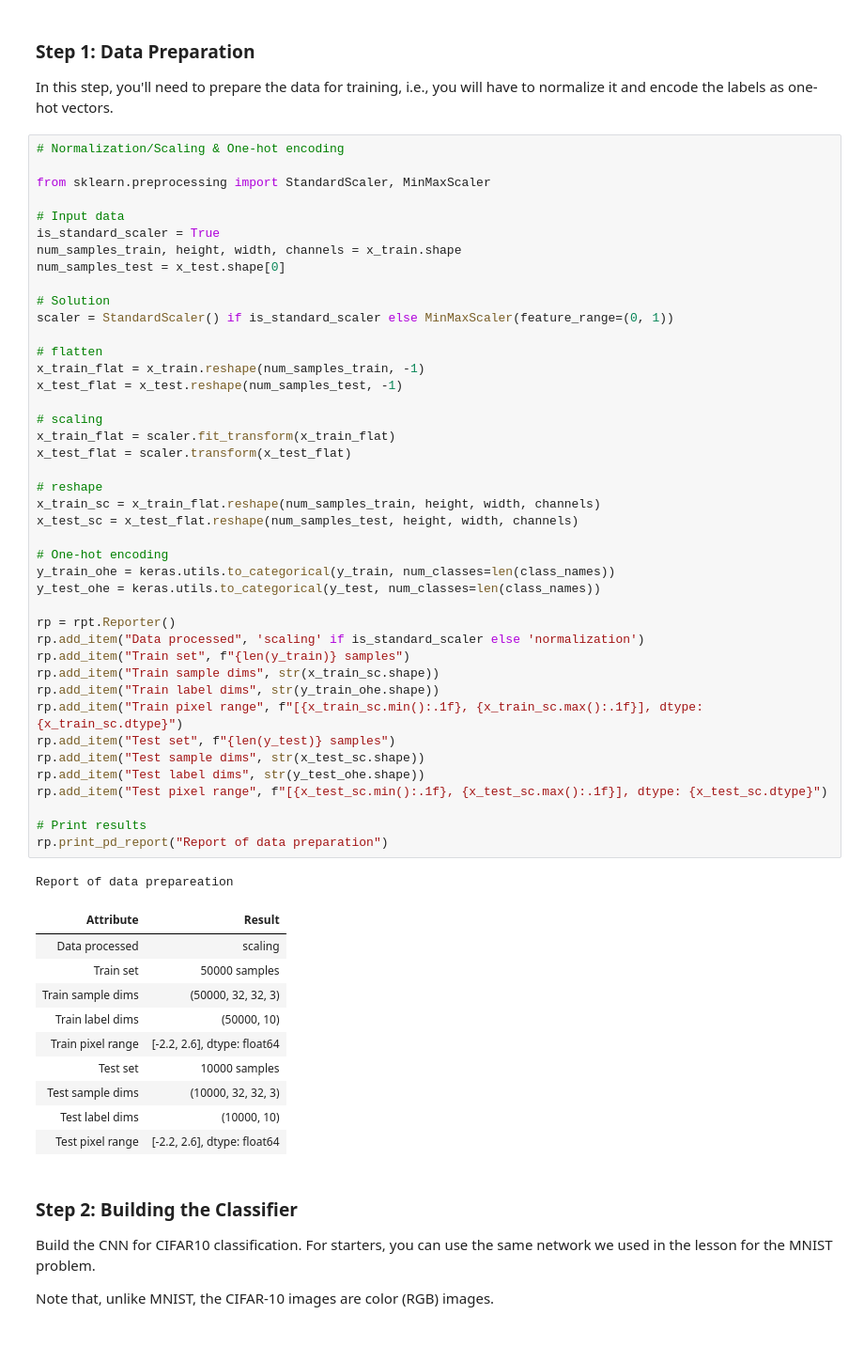
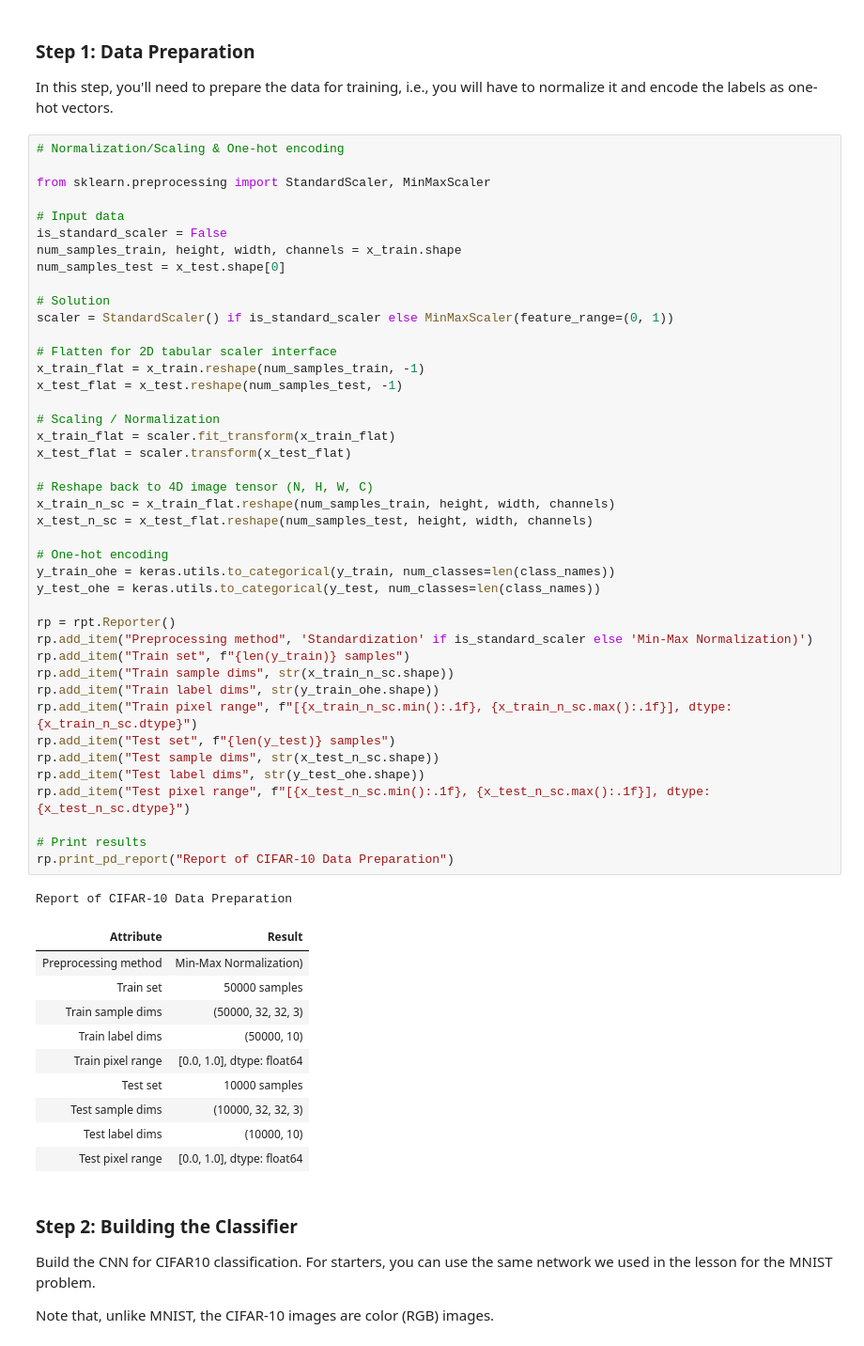
Before and after one commit to BogdanPinchuk/ComputerVision-PBY_HW14, a Jupyter notebook: Bohdan_Pinchuk_CV_HW14.ipynb, the cells around one changed output. Shown at 94% size. Cells and saved outputs as stored; diff of their text form.

```diff
--- a/Bohdan_Pinchuk_CV_HW14.ipynb
+++ b/Bohdan_Pinchuk_CV_HW14.ipynb
@@ -302,55 +303,55 @@ In this step, you'll need to prepare the data for training, i.e., you will have
 
 from sklearn.preprocessing import StandardScaler, MinMaxScaler
 
 # Input data
-is_standard_scaler = True
+is_standard_scaler = False
 num_samples_train, height, width, channels = x_train.shape
 num_samples_test = x_test.shape[0]
 
 # Solution
 scaler = StandardScaler() if is_standard_scaler else MinMaxScaler(feature_range=(0, 1))
 
-# flatten
+# Flatten for 2D tabular scaler interface
 x_train_flat = x_train.reshape(num_samples_train, -1)
 x_test_flat = x_test.reshape(num_samples_test, -1)
 
-# scaling
+# Scaling / Normalization
 x_train_flat = scaler.fit_transform(x_train_flat)
 x_test_flat = scaler.transform(x_test_flat)
 
-# reshape
-x_train_sc = x_train_flat.reshape(num_samples_train, height, width, channels)
-x_test_sc = x_test_flat.reshape(num_samples_test, height, width, channels)
+# Reshape back to 4D image tensor (N, H, W, C)
+x_train_n_sc = x_train_flat.reshape(num_samples_train, height, width, channels)
+x_test_n_sc = x_test_flat.reshape(num_samples_test, height, width, channels)
 
 # One-hot encoding
 y_train_ohe = keras.utils.to_categorical(y_train, num_classes=len(class_names))
 y_test_ohe = keras.utils.to_categorical(y_test, num_classes=len(class_names))
 
 rp = rpt.Reporter()
-rp.add_item("Data processed", 'scaling' if is_standard_scaler else 'normalization')
+rp.add_item("Preprocessing method", 'Standardization' if is_standard_scaler else 'Min-Max Normalization)')
 rp.add_item("Train set", f"{len(y_train)} samples")
-rp.add_item("Train sample dims", str(x_train_sc.shape))
+rp.add_item("Train sample dims", str(x_train_n_sc.shape))
 rp.add_item("Train label dims", str(y_train_ohe.shape))
-rp.add_item("Train pixel range", f"[{x_train_sc.min():.1f}, {x_train_sc.max():.1f}], dtype: {x_train_sc.dtype}")
+rp.add_item("Train pixel range", f"[{x_train_n_sc.min():.1f}, {x_train_n_sc.max():.1f}], dtype: {x_train_n_sc.dtype}")
 rp.add_item("Test set", f"{len(y_test)} samples")
-rp.add_item("Test sample dims", str(x_test_sc.shape))
+rp.add_item("Test sample dims", str(x_test_n_sc.shape))
 rp.add_item("Test label dims", str(y_test_ohe.shape))
-rp.add_item("Test pixel range", f"[{x_test_sc.min():.1f}, {x_test_sc.max():.1f}], dtype: {x_test_sc.dtype}")
+rp.add_item("Test pixel range", f"[{x_test_n_sc.min():.1f}, {x_test_n_sc.max():.1f}], dtype: {x_test_n_sc.dtype}")
 
 # Print results
-rp.print_pd_report("Report of data preparation")
+rp.print_pd_report("Report of CIFAR-10 Data Preparation")
 # %% [output]
-Report of data prepareation
+Report of CIFAR-10 Data Preparation
 | Attribute | Result |
-| Data processed | scaling |
+| Preprocessing method | Min-Max Normalization) |
 | Train set | 50000 samples |
 | Train sample dims | (50000, 32, 32, 3) |
 | Train label dims | (50000, 10) |
-| Train pixel range | [-2.2, 2.6], dtype: float64 |
+| Train pixel range | [0.0, 1.0], dtype: float64 |
 | Test set | 10000 samples |
 | Test sample dims | (10000, 32, 32, 3) |
 | Test label dims | (10000, 10) |
-| Test pixel range | [-2.2, 2.6], dtype: float64 |
+| Test pixel range | [0.0, 1.0], dtype: float64 |
 # %% [markdown]
 ### Step 2: Building the Classifier
 
```
Also changed, not shown: parts of 3 cells of this notebook.
